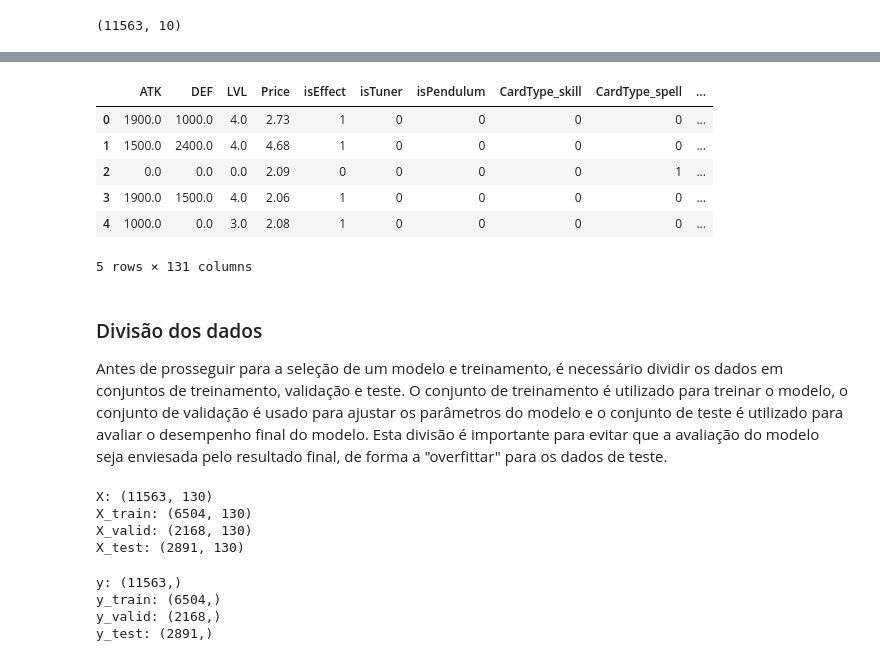
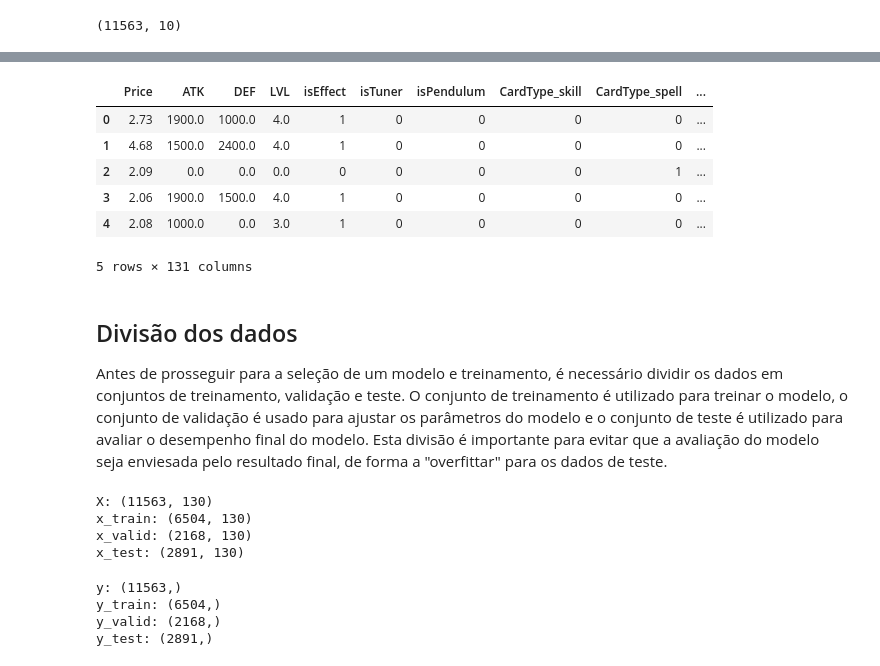
Before and after one commit to Marcompp/MachineLearningFinal, a Jupyter notebook: Relatorio-Final.ipynb, the cells around one changed output, grey strips where cells are left out. Saved outputs shown, nothing was run; the diff lists cells and outputs as text; code cells hidden in the pictures.

Commit message:
Update Relatorio-Final.ipynb
Avançando até primeiro teste com um modelo de regressão simples. A ideia é procurar formas de melhorar os resultados

```diff
--- a/Relatorio-Final.ipynb
+++ b/Relatorio-Final.ipynb
@@ -285,0 +295,5 @@ TensorShape([11563, 128])
+# %%
+cards_description = model_data["Description"].values
+# %%
+text_embeddings = text_emb_model(cards_description)
+text_embeddings.shape
@@ -286,6 +302,6 @@ TensorShape([11563, 128])
 # %%
 pca_model = PCA(n_components=10)
-pca_DF = pca_model.fit_transform(embeddings)
-pca_DF.shape
+pca_embeddings = pca_model.fit_transform(text_embeddings)
+pca_embeddings.shape
 # %% [output]
 (11563, 10)
@@ -301,0 +308,3 @@ df_pca.head()
+# %%
+pca_data = pd.DataFrame(pca_embeddings, columns=[f"PCA_{i}" for i in range(10)])
+pca_data.head()
@@ -302,18 +318,17 @@ df_pca.head()
 # %%
-model_data.reset_index(drop=True, inplace=True)
-model_data = model_data.join(df_pca)
+model_data = model_data.join(pca_data)
 model_data.drop(columns=["Name", "Description"], inplace=True)
 model_data.head()
 # %% [output]
-|  | ATK | DEF | LVL | Price | isEffect | isTuner | isPendulum | CardType_skill | CardType_spell | ... |
-| 0 | 1900.0 | 1000.0 | 4.0 | 2.73 | 1 | 0 | 0 | 0 | 0 | ... |
-| 1 | 1500.0 | 2400.0 | 4.0 | 4.68 | 1 | 0 | 0 | 0 | 0 | ... |
-| 2 | 0.0 | 0.0 | 0.0 | 2.09 | 0 | 0 | 0 | 0 | 1 | ... |
-| 3 | 1900.0 | 1500.0 | 4.0 | 2.06 | 1 | 0 | 0 | 0 | 0 | ... |
-| 4 | 1000.0 | 0.0 | 3.0 | 2.08 | 1 | 0 | 0 | 0 | 0 | ... |
+|  | Price | ATK | DEF | LVL | isEffect | isTuner | isPendulum | CardType_skill | CardType_spell | ... |
+| 0 | 2.73 | 1900.0 | 1000.0 | 4.0 | 1 | 0 | 0 | 0 | 0 | ... |
+| 1 | 4.68 | 1500.0 | 2400.0 | 4.0 | 1 | 0 | 0 | 0 | 0 | ... |
+| 2 | 2.09 | 0.0 | 0.0 | 0.0 | 0 | 0 | 0 | 0 | 1 | ... |
+| 3 | 2.06 | 1900.0 | 1500.0 | 4.0 | 1 | 0 | 0 | 0 | 0 | ... |
+| 4 | 2.08 | 1000.0 | 0.0 | 3.0 | 1 | 0 | 0 | 0 | 0 | ... |
 5 rows × 131 columns
 # %% [markdown]
-### Divisão dos dados
+## Divisão dos dados
 
 Antes de prosseguir para a seleção de um modelo e treinamento, é necessário dividir os dados em conjuntos de treinamento, validação e teste. O conjunto de treinamento é utilizado para treinar o modelo, o conjunto de validação é usado para ajustar os parâmetros do modelo e o conjunto de teste é utilizado para avaliar o desempenho final do modelo. Esta divisão é importante para evitar que a avaliação do modelo seja enviesada pelo resultado final, de forma a "overfittar" para os dados de teste.
 # %%
@@ -336,13 +351,10 @@ X_train, X_valid, y_train, y_valid = train_test_split(
     random_state=42,
 )
 # %%
-print(f"X: {X.shape}")
-print(f"X_train: {X_train.shape}")
-print(f"X_valid: {X_valid.shape}")
-print(f"X_test: {X_test.shape}")
+print(f"X: {X.shape} \nx_train: {X_train.shape} \nx_valid: {X_valid.shape} \nx_test: {X_test.shape}")
 # %% [output]
 X: (11563, 130)
-X_train: (6504, 130)
-X_valid: (2168, 130)
-X_test: (2891, 130)
+x_train: (6504, 130)
+x_valid: (2168, 130)
+x_test: (2891, 130)
 # %%
```
Also changed, not shown: parts of 40 cells of this notebook.
